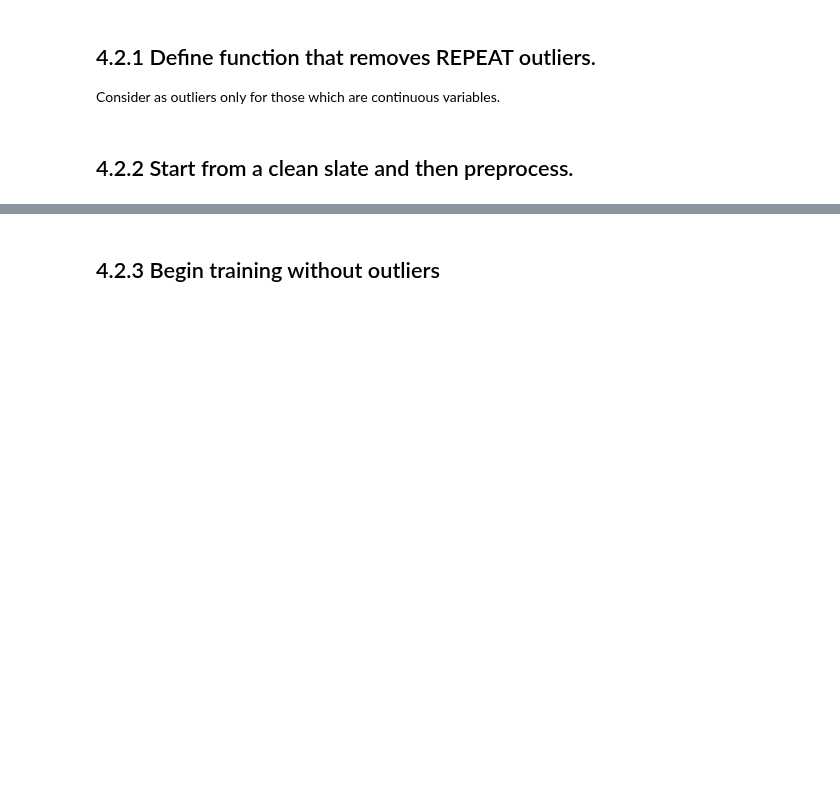
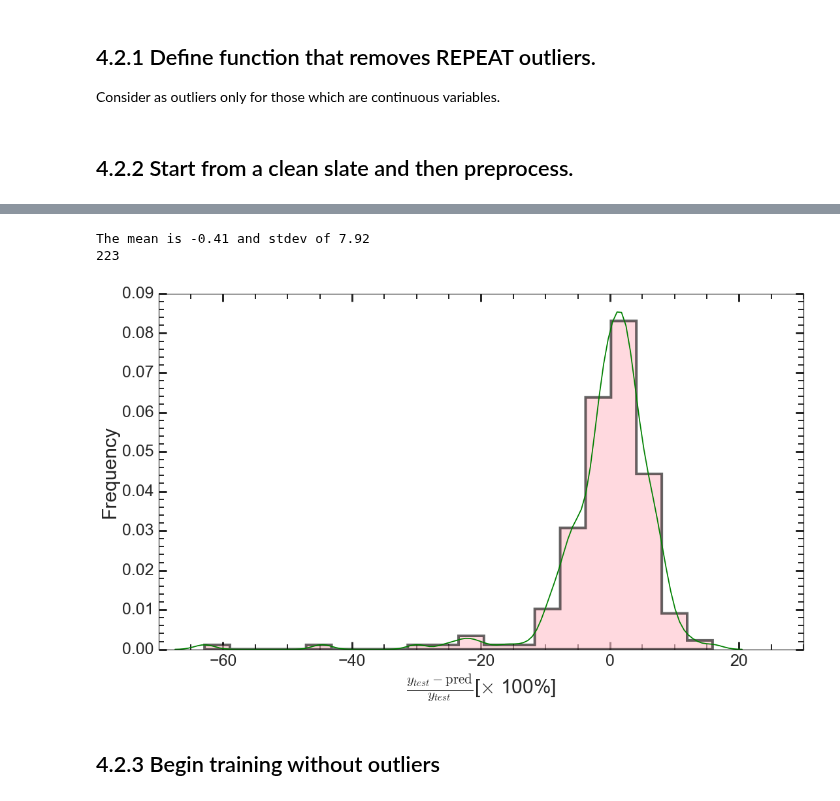
Before and after one commit to gmsardane/Predicting-Ames-Housing-Prices, a Jupyter notebook: Training_Whole_Features_Set_GBT.ipynb, the cells around one changed output, grey strips where cells are left out. Cells and saved outputs as stored; diff of their text form; code cells hidden in the pictures; blank space fills up the shorter version.

```diff
--- a/Training_Whole_Features_Set_GBT.ipynb
+++ b/Training_Whole_Features_Set_GBT.ipynb
@@ -404,3 +441,25 @@ The dimensions of the data without outliers now is (1237, 262)
+# %%
+diff_out = (y_out - pred_out)/y_out*100.
+sns.distplot(diff_out, bins=20, color='g', hist_kws={"histtype": "stepfilled", "linewidth": 4,
+                                                    "alpha": 0.60, "color": "pink"});
+plt.xlabel(r"$\frac{y_{test} - \mathrm{pred} }{y_{test}}$" + r"[$ \times $ 100%]", fontsize = 30);
+plt.ylabel(r"Frequency", fontsize = 30);
+plt.minorticks_on()
+plt.tight_layout()
+plt.xticks(fontsize=25)
+plt.yticks(fontsize=25)
+
+plt.tick_params('both', length=8, width=2, which='minor');
+plt.tick_params('both', length=12, width=3, which='major');
+#plt.savefig('FinalDiffDist_linear_out.pdf')
+
+print "The mean is {:.2f} and stdev of {:.2f}".format(np.mean(diff_out), np.std(diff_out))
+diff_out = diff_out.reset_index(drop=True)
+print len(diff_out)
+# %% [output]
+The mean is -0.41 and stdev of 7.92
+223
+[figure, added]
 # %% [markdown]
 ## 4.2.3 Begin training without outliers
 # %%
```
Also changed, not shown: parts of 23 cells of this notebook.
